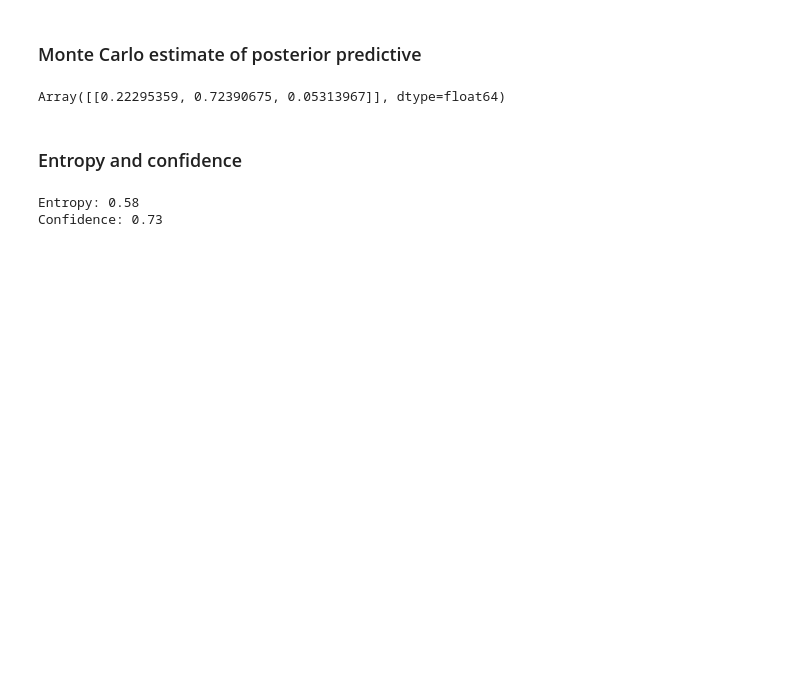
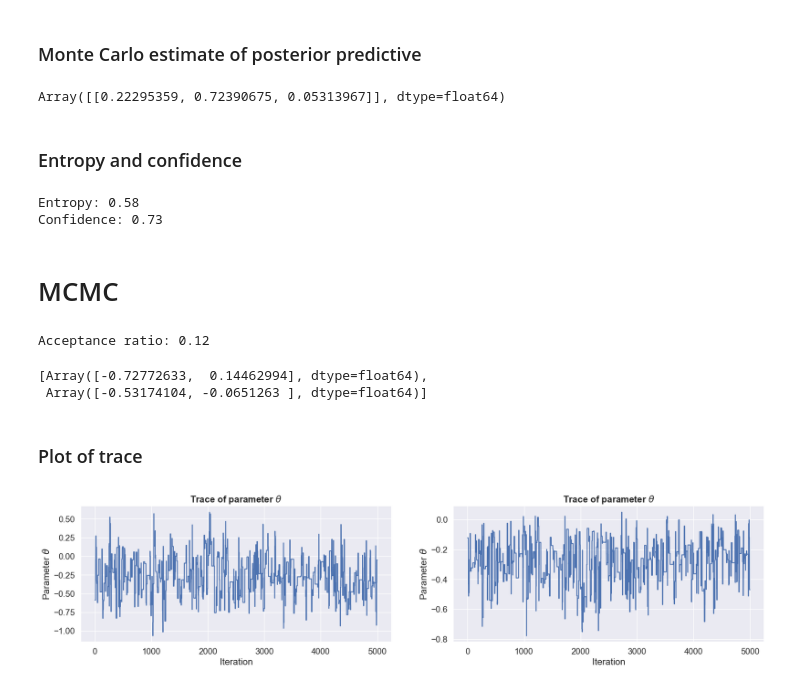
Before and after one commit to Isak-Petrin/exam_bayesianML_code, a Jupyter notebook: exam_code/exam_notebook.ipynb, the cells around one changed output. Cells and saved outputs as stored; diff of their text form; code cells hidden in the pictures; blank space fills up the shorter version.

```diff
--- a/exam_code/exam_notebook.ipynb
+++ b/exam_code/exam_notebook.ipynb
@@ -397,3 +399,28 @@ print(f"Entropy: {entropy[0]:3.2f} \nConfidence: {confidence[0]:3.2f}")
 # %% [output]
 Entropy: 0.58
 Confidence: 0.73
+# %% [markdown]
+# MCMC
+# %%
+alpha = 8
+x = jnp.array([1,2,3])
+y = jnp.array([10,4,1])
+
+log_prior = lambda w: mvn.logpdf(w, jnp.zeros(2), jnp.eye(2) * alpha**(-1))
+log_likelihood = lambda w: jnp.sum(poisson.logpmf(y, jnp.exp(3 + w[0] * x + w[1] * x**2)))
+
+log_target = lambda w: log_prior(w) + log_likelihood(w)
+mcmc = metropolis(log_target=log_target, tau = 0.5, num_params=2, num_iter=10**4, theta_init=jnp.array([0,0]))
+# %% [output]
+Acceptance ratio: 0.12
+# %%
+mcmc.credability_interval(p = jnp.array([0.05, 0.95]))
+# %% [output]
+[Array([-0.72772633,  0.14462994], dtype=float64),
+ Array([-0.53174104, -0.0651263 ], dtype=float64)]
+# %% [markdown]
+### Plot of trace
+# %%
+mcmc.plot_trace()
+# %% [output]
+[figure, added]
```
Also changed, not shown: parts of 1 cell of this notebook, 1 other file.
